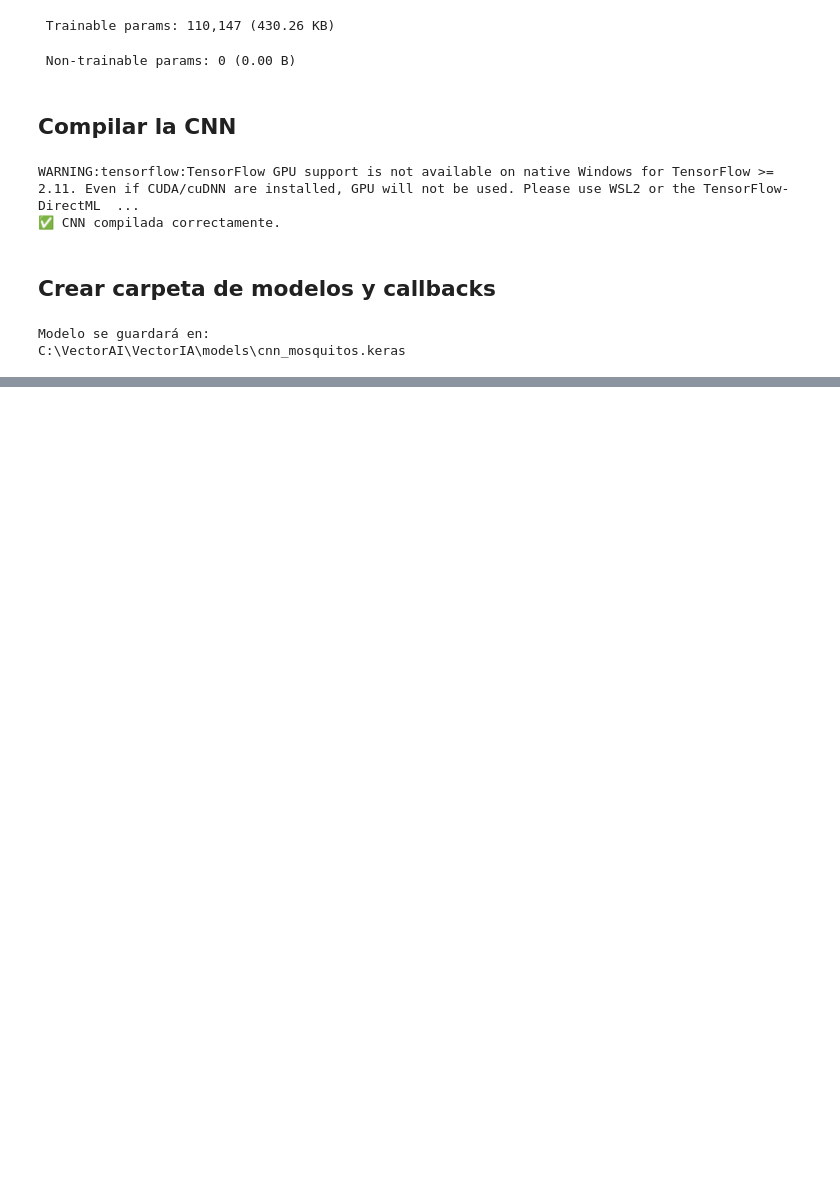
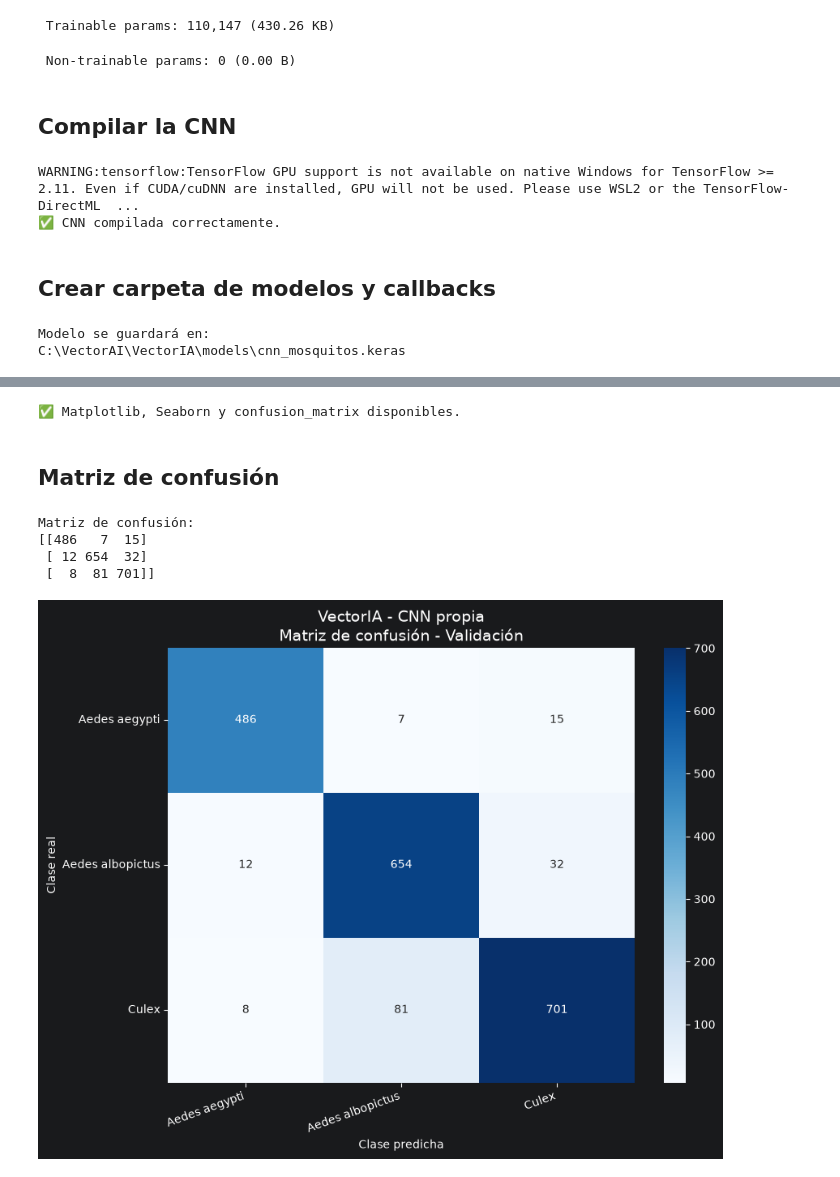
Before and after one commit to andreyac1397/VectorIA, a Jupyter notebook: notebooks/CNN_MosquitosModelo.ipynb, the cells around one changed output, grey strips where cells are left out. Cells and saved outputs as stored; diff of their text form; code cells hidden in the pictures; blank space fills up the shorter version.

```diff
--- a/notebooks/CNN_MosquitosModelo.ipynb
+++ b/notebooks/CNN_MosquitosModelo.ipynb
@@ -5454,0 +6158,61 @@ C:\VectorAI\VectorIA\models\cnn_mosquitos.keras
+# %%
+import matplotlib.pyplot as plt
+import seaborn as sns
+
+from sklearn.metrics import confusion_matrix
+
+print("✅ Matplotlib, Seaborn y confusion_matrix disponibles.")
+# %% [output]
+✅ Matplotlib, Seaborn y confusion_matrix disponibles.
+# %% [markdown]
+## Matriz de confusión
+# %%
+cm_val_cnn = confusion_matrix(
+    y_val,
+    pred_val_cnn,
+    labels=[0, 1, 2]
+)
+
+print("Matriz de confusión:")
+print(cm_val_cnn)
+
+plt.figure(
+    figsize=(9, 7)
+)
+
+sns.heatmap(
+    cm_val_cnn,
+    annot=True,
+    fmt="d",
+    cmap="Blues",
+    xticklabels=CLASES,
+    yticklabels=CLASES,
+    cbar=True
+)
+
+plt.title(
+    "VectorIA - CNN propia\n"
+    "Matriz de confusión - Validación",
+    fontsize=14
+)
+
+plt.xlabel("Clase predicha")
+plt.ylabel("Clase real")
+
+plt.xticks(
+    rotation=20,
+    ha="right"
+)
+
+plt.yticks(
+    rotation=0
+)
+
+plt.tight_layout()
+plt.show()
+# %% [output]
+Matriz de confusión:
+[[486   7  15]
+ [ 12 654  32]
+ [  8  81 701]]
+[figure, added]
```
Also changed, not shown: parts of 66 cells of this notebook, 8 other files.
